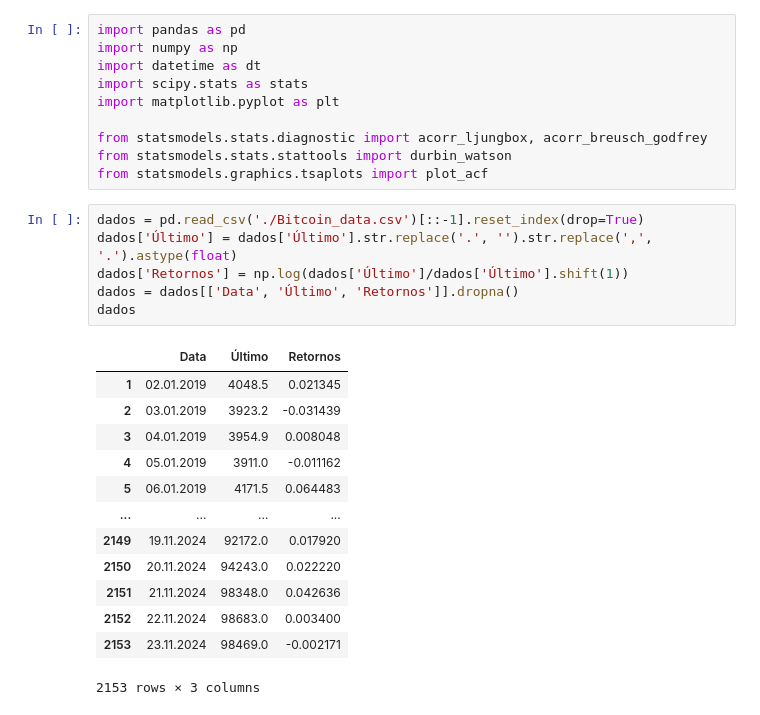
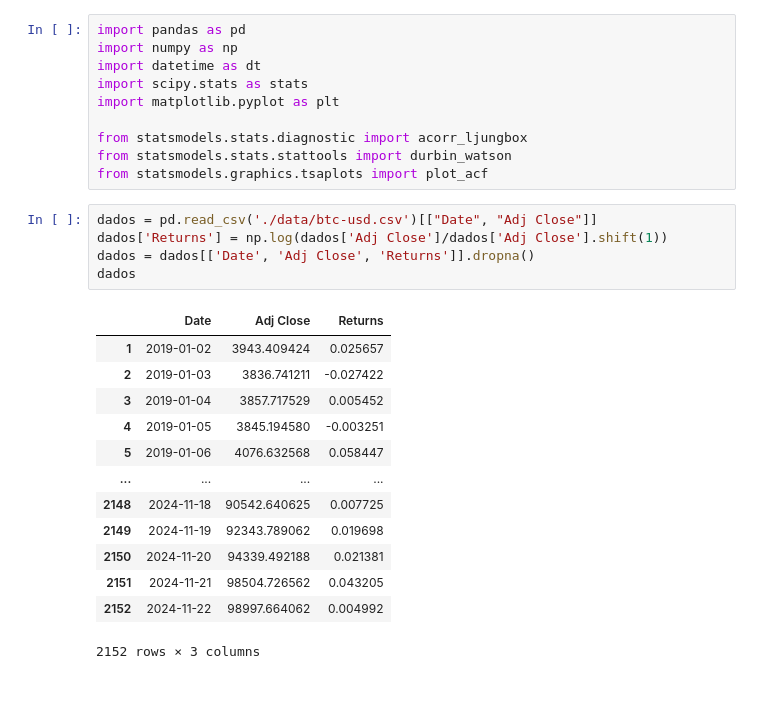
Before and after one commit to GvFreitas1/Precificacao-de-Opcoes, a Jupyter notebook: Precificacao-de-Opcoes/Testes de normalidade e independência.ipynb, the cells around one changed output. Saved outputs shown, nothing was run; the diff lists cells and outputs as text.

```diff
--- a/Precificacao-de-Opcoes/Testes de normalidade e independência.ipynb
+++ b/Precificacao-de-Opcoes/Testes de normalidade e independência.ipynb
@@ -5,27 +5,26 @@ import datetime as dt
 import scipy.stats as stats
 import matplotlib.pyplot as plt
 
-from statsmodels.stats.diagnostic import acorr_ljungbox, acorr_breusch_godfrey
+from statsmodels.stats.diagnostic import acorr_ljungbox
 from statsmodels.stats.stattools import durbin_watson
 from statsmodels.graphics.tsaplots import plot_acf
 # %%
-dados = pd.read_csv('./Bitcoin_data.csv')[::-1].reset_index(drop=True)
-dados['Último'] = dados['Último'].str.replace('.', '').str.replace(',', '.').astype(float)
-dados['Retornos'] = np.log(dados['Último']/dados['Último'].shift(1))
-dados = dados[['Data', 'Último', 'Retornos']].dropna()
+dados = pd.read_csv('./data/btc-usd.csv')[["Date", "Adj Close"]]
+dados['Returns'] = np.log(dados['Adj Close']/dados['Adj Close'].shift(1))
+dados = dados[['Date', 'Adj Close', 'Returns']].dropna()
 dados
 # %% [output]
-|  | Data | Último | Retornos |
-| 1 | 02.01.2019 | 4048.5 | 0.021345 |
-| 2 | 03.01.2019 | 3923.2 | -0.031439 |
-| 3 | 04.01.2019 | 3954.9 | 0.008048 |
-| 4 | 05.01.2019 | 3911.0 | -0.011162 |
-| 5 | 06.01.2019 | 4171.5 | 0.064483 |
+|  | Date | Adj Close | Returns |
+| 1 | 2019-01-02 | 3943.409424 | 0.025657 |
+| 2 | 2019-01-03 | 3836.741211 | -0.027422 |
+| 3 | 2019-01-04 | 3857.717529 | 0.005452 |
+| 4 | 2019-01-05 | 3845.194580 | -0.003251 |
+| 5 | 2019-01-06 | 4076.632568 | 0.058447 |
 | ... | ... | ... | ... |
-| 2149 | 19.11.2024 | 92172.0 | 0.017920 |
-| 2150 | 20.11.2024 | 94243.0 | 0.022220 |
-| 2151 | 21.11.2024 | 98348.0 | 0.042636 |
-| 2152 | 22.11.2024 | 98683.0 | 0.003400 |
-| 2153 | 23.11.2024 | 98469.0 | -0.002171 |
+| 2148 | 2024-11-18 | 90542.640625 | 0.007725 |
+| 2149 | 2024-11-19 | 92343.789062 | 0.019698 |
+| 2150 | 2024-11-20 | 94339.492188 | 0.021381 |
+| 2151 | 2024-11-21 | 98504.726562 | 0.043205 |
+| 2152 | 2024-11-22 | 98997.664062 | 0.004992 |
-2153 rows × 3 columns
+2152 rows × 3 columns
 # %%
```
Also changed, not shown: parts of 2 cells of this notebook, 3 other files.
